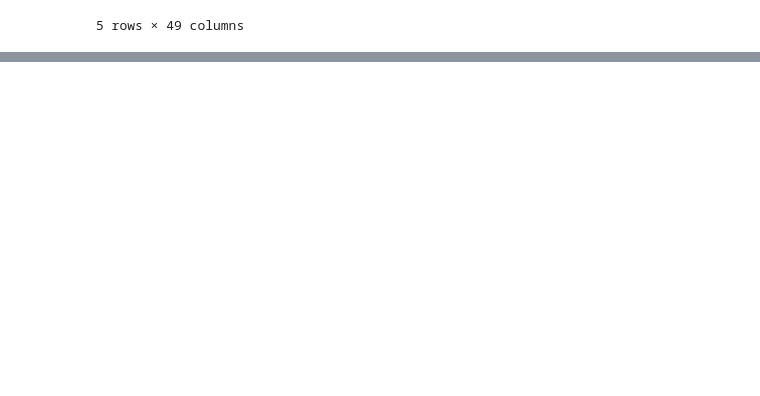
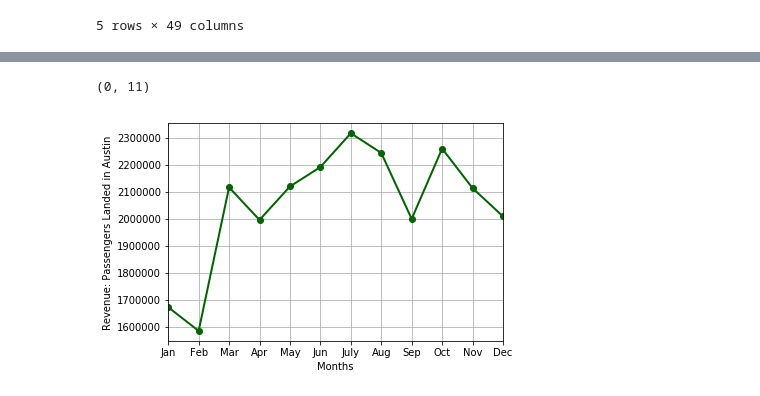
Before and after one commit to cletusajim/Project1-SXSW-Analysis, a Jupyter notebook: Airlinedata.ipynb, the cells around one changed output, grey strips where cells are left out. Cells and saved outputs as stored; diff of their text form; code cells hidden in the pictures; blank space fills up the shorter version.

Commit message:
airlinedata commit

```diff
--- a/Airlinedata.ipynb
+++ b/Airlinedata.ipynb
@@ -14,5 +17,7 @@ airline_data_df.head()
 5 rows × 49 columns
 # %%
 clean_airline_data_df = airline_data_df[["Month","Domestic Enplaned Passengers: Revenue", "Domestic Deplaned Passengers: Revenue", "International Enplaned Passengers: Revenue", "International Deplaned Passengers: Revenue", "Total Passengers"  ]]
-clean_airline_data_df
+clean_airline_data_df.count()
+no_null_airline_df = clean_airline_data_df.dropna(how='any')
+no_null_airline_df.count()
 # %% [output]
@@ -36,0 +31,6 @@ clean_airline_data_df
+# %%
+# convert the column to date
+# pd.to_datetime
+# extract month
+#clean_airline_data_df["Month"].dtype
+no_null_airline_df["Date - Converted"] =  pd.to_datetime(no_null_airline_df["Month"])
@@ -36,0 +43,3 @@ clean_airline_data_df
+# %%
+no_null_airline_df['Month #'] = no_null_airline_df['Date - Converted'].dt.month
+no_null_airline_df['Year'] = no_null_airline_df['Date - Converted'].dt.year
@@ -36,0 +77,8 @@ clean_airline_data_df
+# %%
+# z = no_null_airline_df.drop([0,1,2,3,4, 29, 30, 31, 32, 33, 34, 36, 37, 38, 39, 40, 65, 66, 67, 68, 69, 70, 71])
+complete_year_data = no_null_airline_df.loc[no_null_airline_df["Year"].isin([2014,2015,2017,2018])]
+grouped_by_month = complete_year_data.groupby("Month #")
+rev_pass_austin = grouped_by_month["Domestic Deplaned Passengers: Revenue"].sum()
+rev_pass_leave = grouped_by_month["Domestic Enplaned Passengers: Revenue"].sum()
+rev_pass_austin
+# plt.plot(x, )
@@ -36,0 +100,10 @@ clean_airline_data_df
+# %%
+Months = ['Jan', 'Feb', 'Mar', 'Apr', 'May', 'Jun', 'July', 'Aug', 'Sep', 'Oct', 'Nov', 'Dec']
+plt.plot(Months, rev_pass_austin, linewidth=2, marker="o", color="darkgreen")
+plt.grid()
+plt.xlabel("Months")
+plt.ylabel("Revenue: Passengers Landed in Austin")
+plt.xlim(0,11)
+# %% [output]
+(0, 11)
+[figure, added]
```
Also changed, not shown: parts of 16 cells of this notebook, 1 other file.
